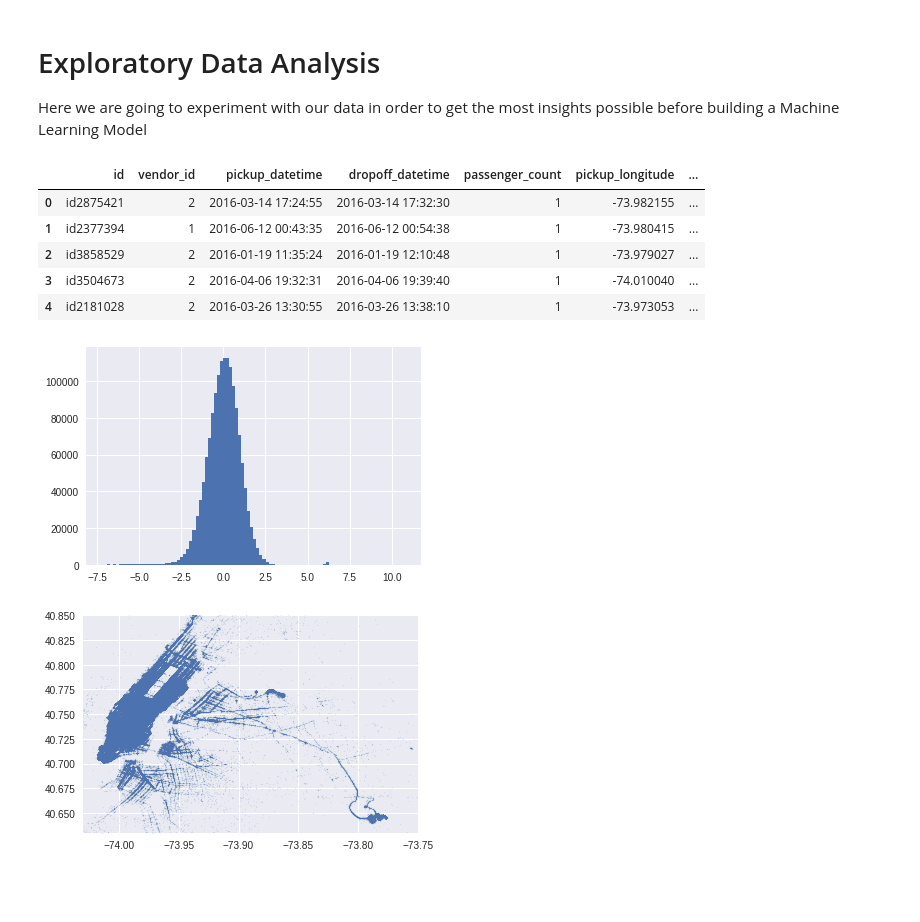
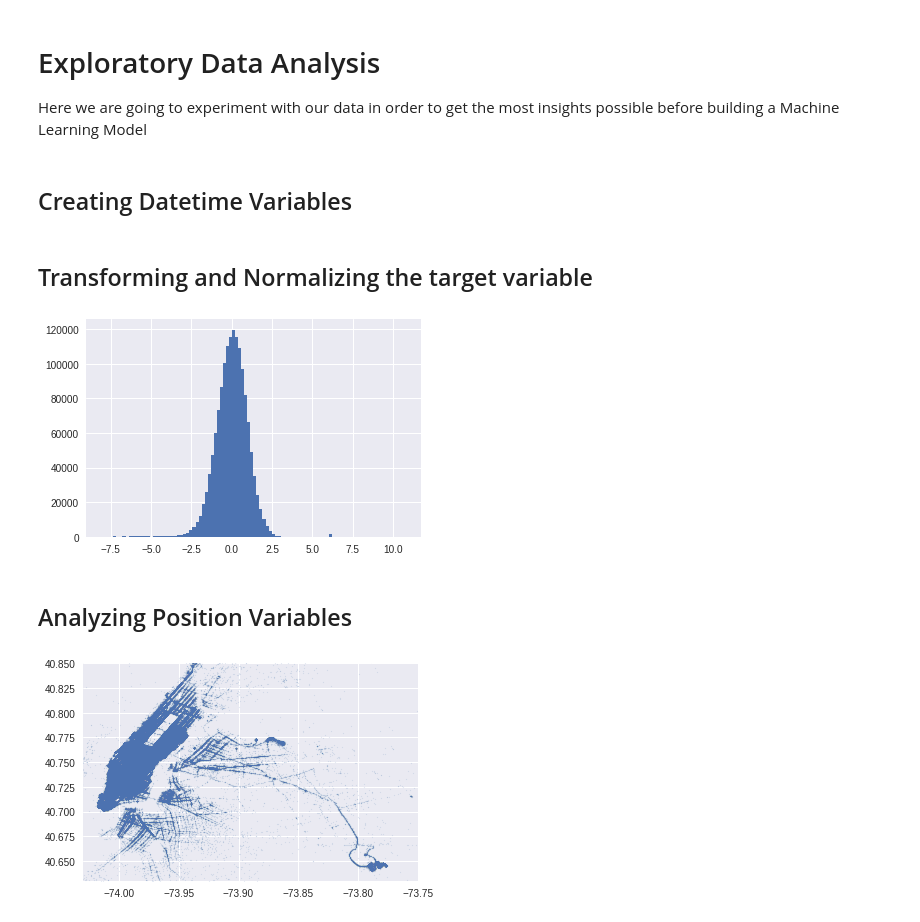
Before and after one commit to joseluisvaz/nyc-taxi-trip-duration, a Jupyter notebook: nyctaxinotebook.ipynb, the cells around one changed output. Cells and saved outputs as stored; diff of their text form; code cells hidden in the pictures; blank space fills up the shorter version.

```diff
--- a/nyctaxinotebook.ipynb
+++ b/nyctaxinotebook.ipynb
@@ -15,40 +15,43 @@ Here we are going to experiment with our data in order to get the most insights
 # %%
 #import data for the analysis
 
-train = pd.read_csv('train.csv')
-test = pd.read_csv('test.csv')
-train.head()
+base_train = pd.read_csv('train.csv')
+base_test = pd.read_csv('test.csv')
+base_train.head()
+
+train = base_train
+test = base_test
-# %% [output]
-|  | id | vendor_id | pickup_datetime | dropoff_datetime | passenger_count | pickup_longitude | ... |
-| 0 | id2875421 | 2 | 2016-03-14 17:24:55 | 2016-03-14 17:32:30 | 1 | -73.982155 | ... |
-| 1 | id2377394 | 1 | 2016-06-12 00:43:35 | 2016-06-12 00:54:38 | 1 | -73.980415 | ... |
-| 2 | id3858529 | 2 | 2016-01-19 11:35:24 | 2016-01-19 12:10:48 | 1 | -73.979027 | ... |
-| 3 | id3504673 | 2 | 2016-04-06 19:32:31 | 2016-04-06 19:39:40 | 1 | -74.010040 | ... |
-| 4 | id2181028 | 2 | 2016-03-26 13:30:55 | 2016-03-26 13:38:10 | 1 | -73.973053 | ... |
-# %%
-## convert everything to datetime
-
-train['pickup_datetime'] = pd.to_datetime(train.pickup_datetime)
-test['pickup_datetime'] = pd.to_datetime( test.pickup_datetime)
-train.loc[:, 'pickup_date'] = train['pickup_datetime'].dt.date
-test.loc[:, 'pickup_date']  = test['pickup_datetime'].dt.date
-
-## store and fwd flags to boolean
-
-train['store_and_fwd_flag'] = 1 * (train.store_and_fwd_flag.values == 'Y')
-test['store_and_fwd_flag'] = 1 * (test.store_and_fwd_flag.values == 'Y')
+# %% [markdown]
+## Creating Datetime Variables
+# %%
+## Adjusting datetime data
+
+def clean_datetime(df):
+    df['pickup_datetime'] = pd.to_datetime(df.pickup_datetime)
+    df.loc[:, 'pickup_week'] = df.pickup_datetime.apply(lambda x: x.isocalendar()[1])
+    df.loc[:, 'pickup_weekday'] = df.pickup_datetime.apply(lambda x: x.weekday())
+    df.loc[:, 'pickup_hour'] = df.pickup_datetime.apply(lambda x: x.hour)
+    return df
+
+train = clean_datetime(train)
+test = clean_datetime(test)
+# %% [markdown]
+## Transforming and Normalizing the target variable
 # %%
-train['log_duration'] = np.log(train['trip_duration'].values + 1)
+train['log_duration'] = np.log(train['trip_duration'].values)
 #maybe also normalize it
+#Saving the mean and standard devition to revert the transformation
 logmean = train['log_duration'].mean()
 logstd = train['log_duration'].std()
 
 train['log_duration'] = (train.log_duration - logmean)/logstd
 
 plt.hist(train['log_duration'].values, bins = 100)
 plt.show()
 # %% [output]
-[figure, old version]
+[figure, new version]
+# %% [markdown]
+## Analyzing Position Variables
 # %%
 xlim = (-74.03, -73.75)
 ylim = (40.63, 40.85)
```
Also changed, not shown: parts of 24 cells of this notebook, 1 other file.
